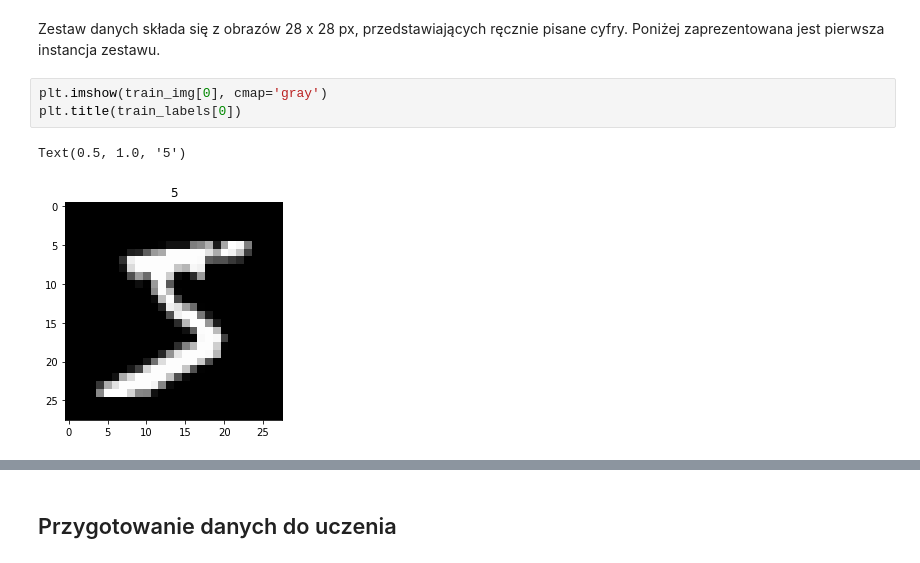
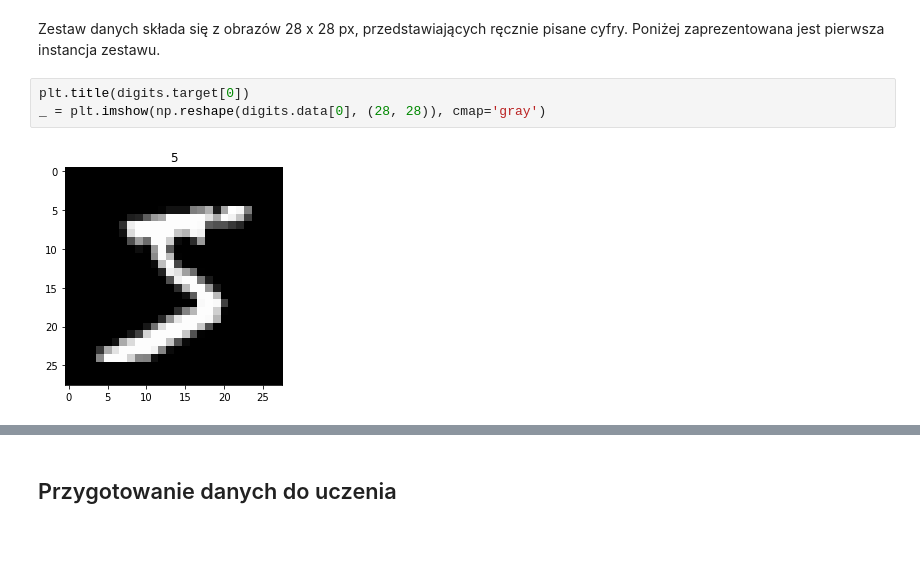
Before and after one commit to wojtasRobert/PSZT-19L, a Jupyter notebook: main-checkpoint.ipynb, the cells around one changed output, grey strips where cells are left out. Drawn from its saved outputs; the diff is of its cells as text.

```diff
--- a/main-checkpoint.ipynb
+++ b/main-checkpoint.ipynb
@@ -54,8 +60,7 @@ Każda instancja posiada 784 cech.
 # %% [markdown]
 Zestaw danych składa się z obrazów 28 x 28 px, przedstawiających ręcznie pisane cyfry. Poniżej zaprezentowana jest pierwsza instancja zestawu.
-# %%
-plt.imshow(train_img[0], cmap='gray')
-plt.title(train_labels[0])
-# %% [output]
-Text(0.5, 1.0, '5')
-[figure, removed]
+# %%
+plt.title(digits.target[0])
+_ = plt.imshow(np.reshape(digits.data[0], (28, 28)), cmap='gray')
+# %% [output]
+[figure, added]
```
Also changed, not shown: parts of 41 cells of this notebook.
